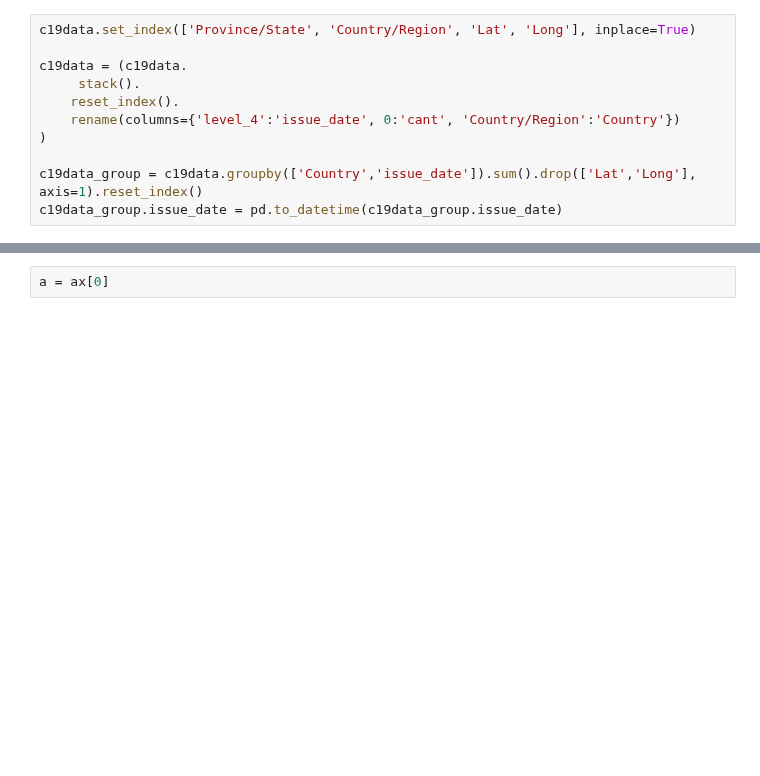
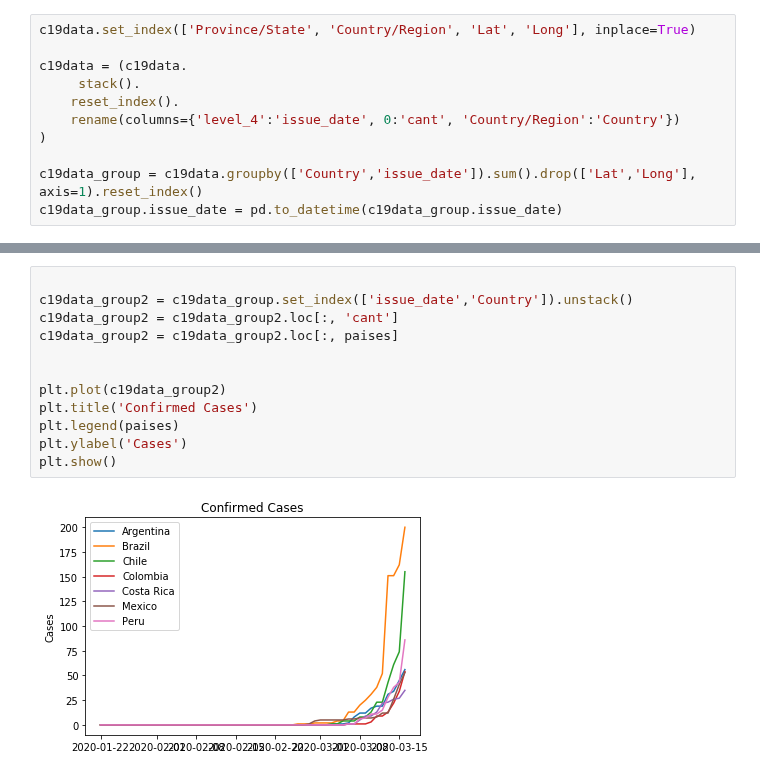
Before and after one commit to guidolo/COVID-DASH, a Jupyter notebook: Untitled.ipynb, the cells around one changed output, grey strips where cells are left out. Saved outputs shown, nothing was run; the diff lists cells and outputs as text; blank space fills up the shorter version.

```diff
--- a/Untitled.ipynb
+++ b/Untitled.ipynb
@@ -76,2 +64,14 @@ plt.show()
-# %%
-a = ax[0]
+# %%
+
+c19data_group2 = c19data_group.set_index(['issue_date','Country']).unstack()
+c19data_group2 = c19data_group2.loc[:, 'cant']
+c19data_group2 = c19data_group2.loc[:, paises]
+
+
+plt.plot(c19data_group2)
+plt.title('Confirmed Cases')
+plt.legend(paises)
+plt.ylabel('Cases')
+plt.show()
+# %% [output]
+[figure, added]
```
Also changed, not shown: parts of 8 cells of this notebook, 2 other files.
